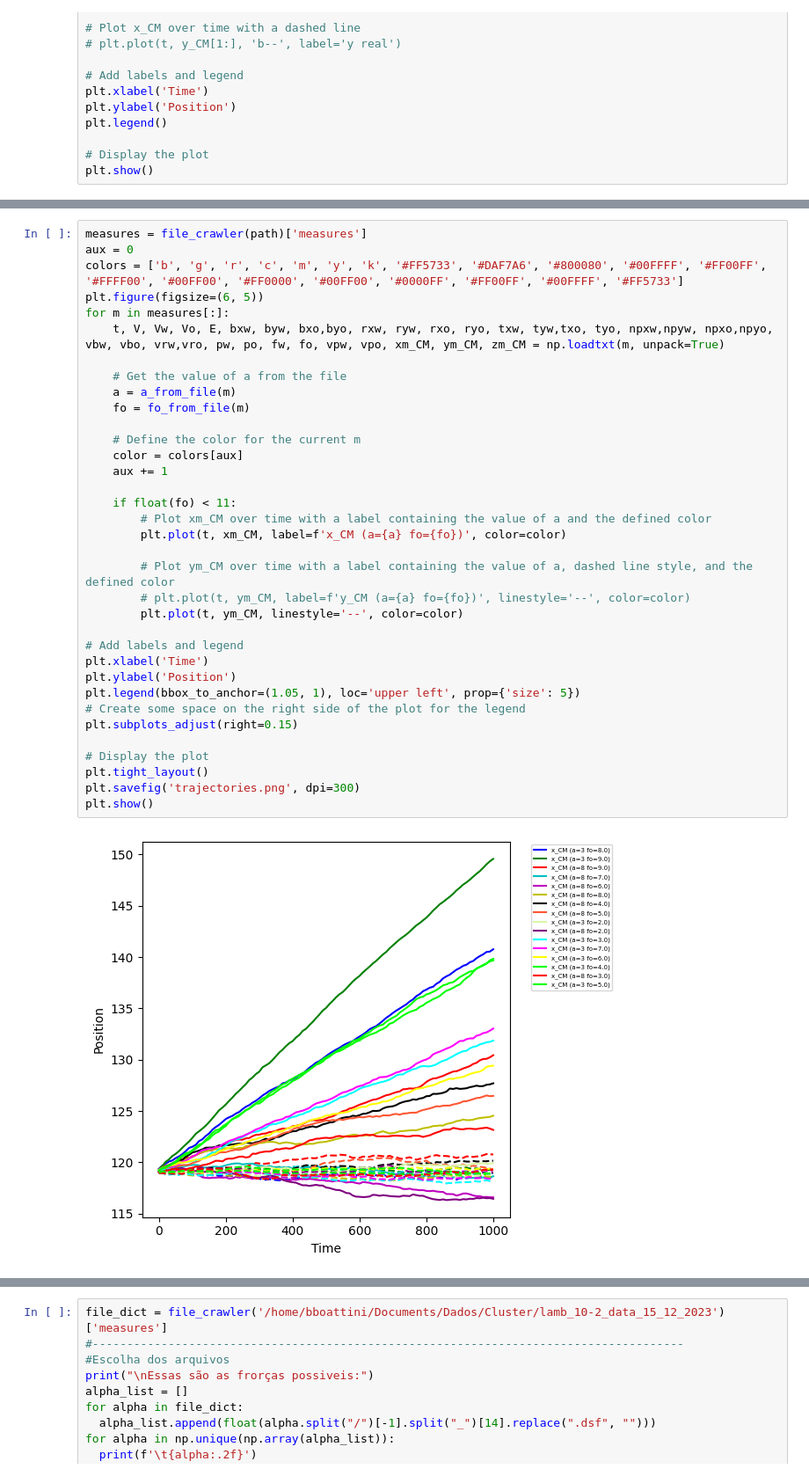
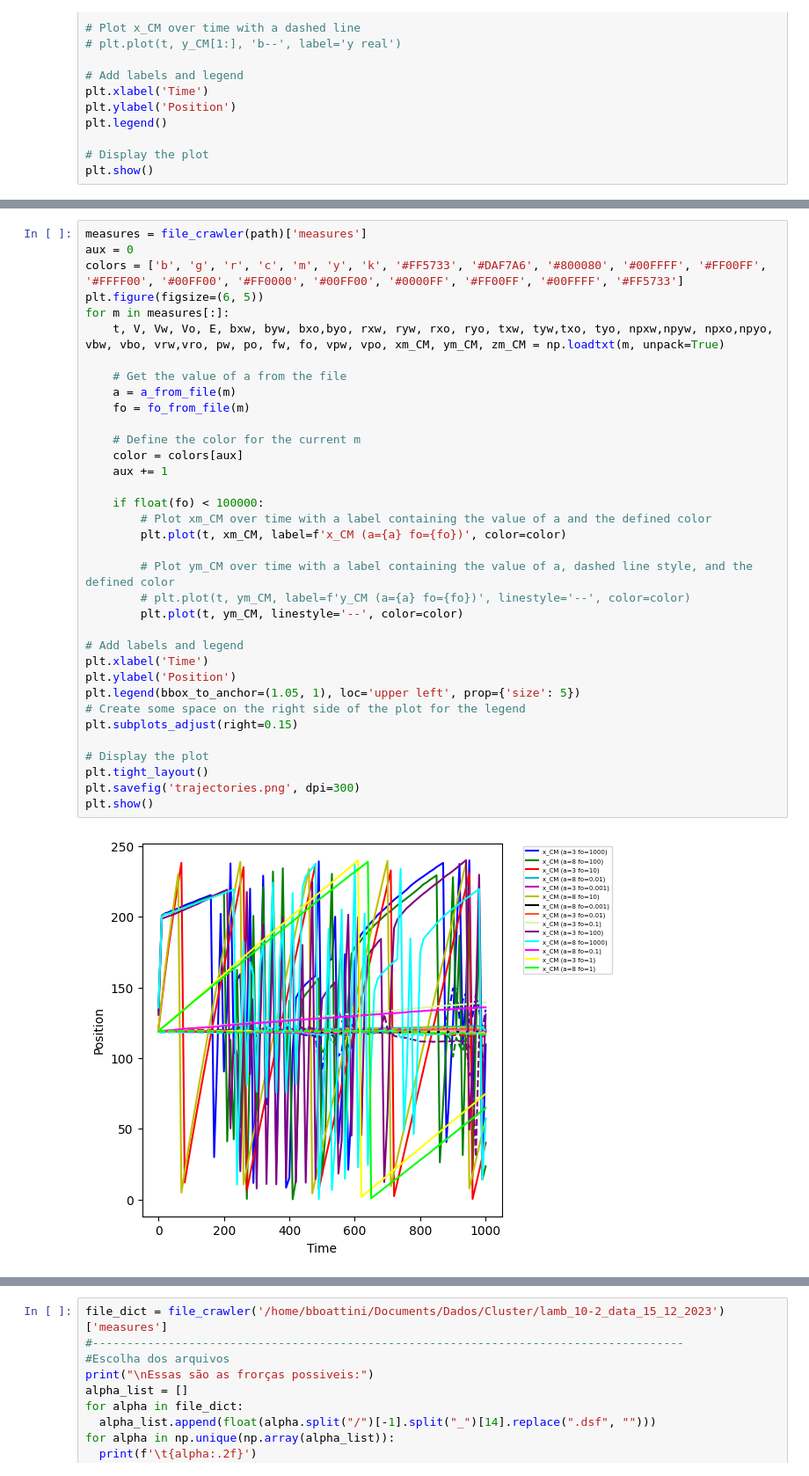
Before and after one commit to bboattini/active_drop_C, a Jupyter notebook: data_processings.ipynb, the cells around one changed output, grey strips where cells are left out. Shown at 88% size. Cells and saved outputs as stored; diff of their text form.

```diff
--- a/data_processings.ipynb
+++ b/data_processings.ipynb
@@ -136,32 +159,32 @@ plt.figure(figsize=(6, 5))
 for m in measures[:]:
     t, V, Vw, Vo, E, bxw, byw, bxo,byo, rxw, ryw, rxo, ryo, txw, tyw,txo, tyo, npxw,npyw, npxo,npyo, vbw, vbo, vrw,vro, pw, po, fw, fo, vpw, vpo, xm_CM, ym_CM, zm_CM = np.loadtxt(m, unpack=True)
 
     # Get the value of a from the file
     a = a_from_file(m)
     fo = fo_from_file(m)
 
     # Define the color for the current m
     color = colors[aux]
     aux += 1
 
-    if float(fo) < 11:
+    if float(fo) < 100000:
         # Plot xm_CM over time with a label containing the value of a and the defined color
         plt.plot(t, xm_CM, label=f'x_CM (a={a} fo={fo})', color=color)
 
         # Plot ym_CM over time with a label containing the value of a, dashed line style, and the defined color
         # plt.plot(t, ym_CM, label=f'y_CM (a={a} fo={fo})', linestyle='--', color=color)
         plt.plot(t, ym_CM, linestyle='--', color=color)
 
 # Add labels and legend
 plt.xlabel('Time')
 plt.ylabel('Position')
 plt.legend(bbox_to_anchor=(1.05, 1), loc='upper left', prop={'size': 5})
 # Create some space on the right side of the plot for the legend
 plt.subplots_adjust(right=0.15)
 
 # Display the plot
 plt.tight_layout()
 plt.savefig('trajectories.png', dpi=300)
 plt.show()
 # %% [output]
-[figure, old version]
+[figure, new version]
```
Also changed, not shown: parts of 15 cells of this notebook.
